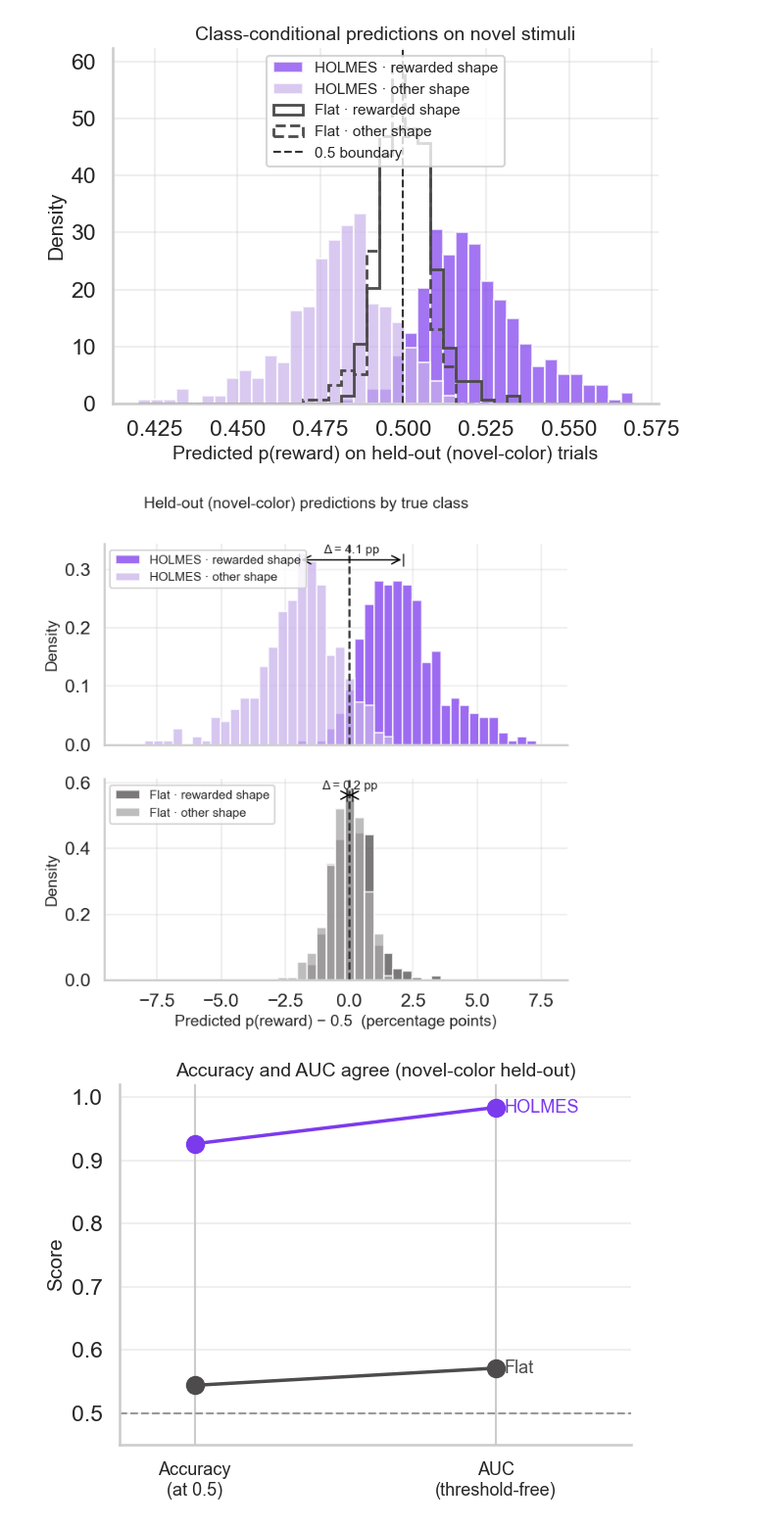
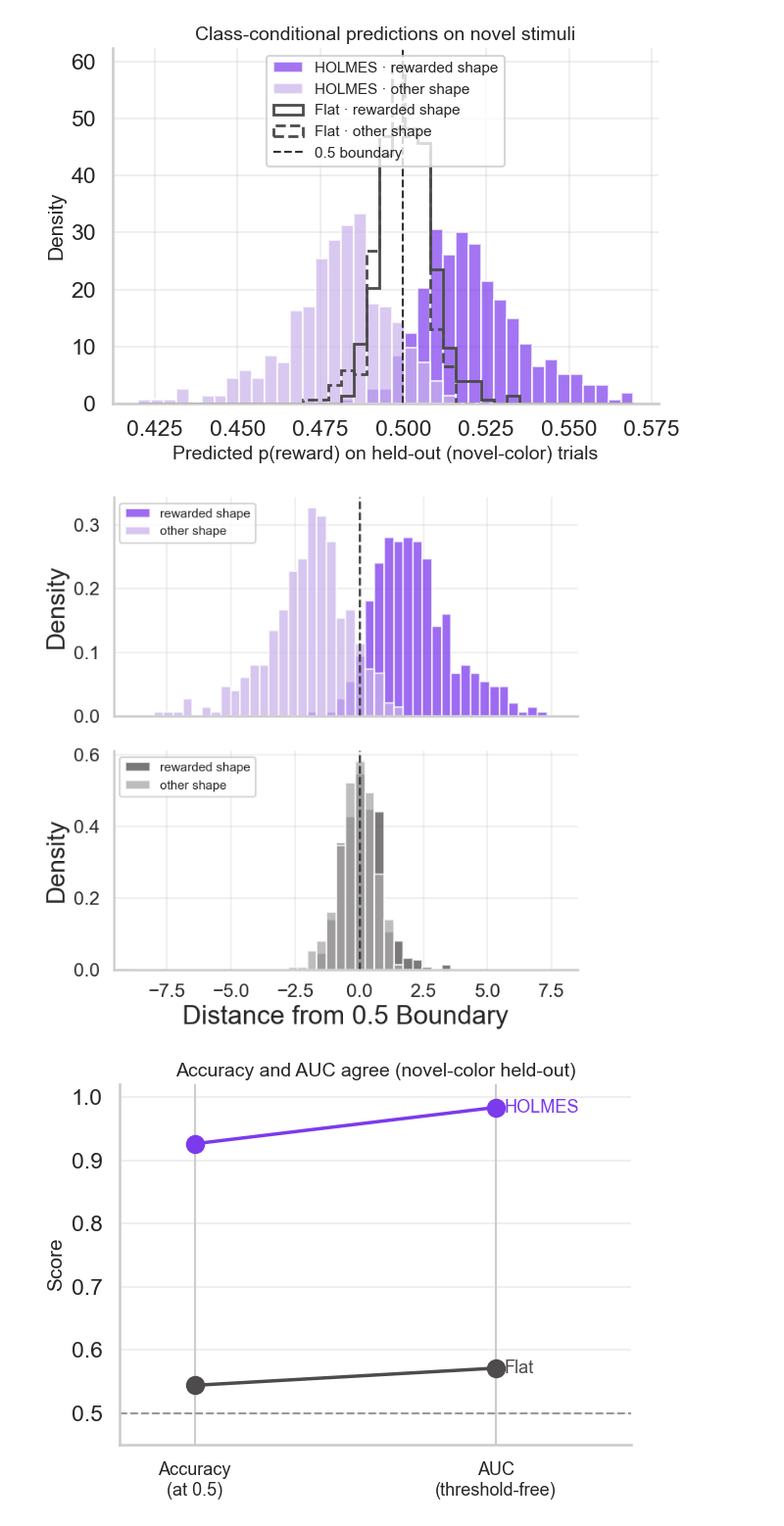
Before and after one commit to Iigaya-Lab/HOLMES-2026, a Jupyter notebook: holmes_fig4_corrected (1).ipynb, the cells around one changed output. Shown at 98% size. Drawn from its saved outputs; the diff is of its cells as text; code cells hidden in the pictures.

```diff
--- a/holmes_fig4_corrected (1).ipynb
+++ b/holmes_fig4_corrected (1).ipynb
@@ -646,48 +646,47 @@ def plot_dist_centered(separate_panels=True):
     h['is_rew'] = (h['shape'] == h['rewarded_shape']).astype(int)
     for c in ['flat_prob', 'hier_prob']:
         h[c + '_pp'] = (h[c] - 0.5) * 100          # percentage points from 0.5
 
     lo = min(h['flat_prob_pp'].min(), h['hier_prob_pp'].min())
     hi = max(h['flat_prob_pp'].max(), h['hier_prob_pp'].max())
     pad = 0.05 * (hi - lo)
     bins = np.linspace(lo - pad, hi + pad, 45)
 
     if separate_panels:
         fig, axes = plt.subplots(2, 1, figsize=(7, 7), sharex=True)
         specs = [(axes[0], 'hier_prob_pp', 'HOLMES', COLOR_HIER, COLOR_HIER_LT),
                  (axes[1], 'flat_prob_pp', 'Flat',   COLOR_FLAT, COLOR_FLAT_LT)]
     else:
         fig, ax = plt.subplots(figsize=(7.5, 5))
         specs = [(ax, 'hier_prob_pp', 'HOLMES', COLOR_HIER, COLOR_HIER_LT)]
 
     for ax, col, name, c_rew, c_oth in specs:
         ax.hist(h.loc[h.is_rew == 1, col], bins=bins, density=True, alpha=0.75,
-                color=c_rew, label=f'{name} · rewarded shape')
+                color=c_rew, label=f'rewarded shape')
         ax.hist(h.loc[h.is_rew == 0, col], bins=bins, density=True, alpha=0.75,
-                color=c_oth, label=f'{name} · other shape')
+                color=c_oth, label=f'other shape')
         ax.axvline(0, color='#333', ls='--', lw=1.8)
-        # annotate the class means so the separation is quantified on the plot
-        m1 = h.loc[h.is_rew == 1, col].mean(); m0 = h.loc[h.is_rew == 0, col].mean()
-        ax.plot([m0, m1], [ax.get_ylim()[1]*0.92]*2, 'k|', ms=12)
-        ax.annotate('', xy=(m1, ax.get_ylim()[1]*0.92), xytext=(m0, ax.get_ylim()[1]*0.92),
-                    arrowprops=dict(arrowstyle='<->', color='k', lw=1.2))
-        ax.text((m0+m1)/2, ax.get_ylim()[1]*0.95, f'Δ = {m1-m0:.1f} pp',
-                ha='center', fontsize=11)
-        ax.set_ylabel('Density', fontsize=14)
+        # # annotate the class means so the separation is quantified on the plot
+        # m1 = h.loc[h.is_rew == 1, col].mean(); m0 = h.loc[h.is_rew == 0, col].mean()
+        # ax.plot([m0, m1], [ax.get_ylim()[1]*0.92]*2, 'k|', ms=12)
+        # ax.annotate('', xy=(m1, ax.get_ylim()[1]*0.92), xytext=(m0, ax.get_ylim()[1]*0.92),
+        #             arrowprops=dict(arrowstyle='<->', color='k', lw=1.2))
+        # ax.text((m0+m1)/2, ax.get_ylim()[1]*0.95, f'Δ = {m1-m0:.1f} pp',
+        #         ha='center', fontsize=11)
+        ax.set_ylabel('Density', fontsize=22)
         ax.legend(fontsize=11, loc='upper left')
         ax.spines[['top', 'right']].set_visible(False); ax.grid(alpha=0.3)
 
     (axes[-1] if separate_panels else ax).set_xlabel(
-        'Predicted p(reward) − 0.5  (percentage points)', fontsize=14)
-    fig.suptitle('Held-out (novel-color) predictions by true class', fontsize=14)
+        'Distance from 0.5 Boundary', fontsize = 23)#'Predicted p(reward) − 0.5  (percentage points)', fontsize=23)
+    #fig.suptitle('Held-out (novel-color) predictions by true class', fontsize=14)
     fig.tight_layout()
-    fig.savefig('plots/fig4_distributions_centered.png', dpi=200, bbox_inches='tight')
-    fig.savefig('plots/fig4_distributions_centered.pdf', bbox_inches='tight')
+
     plt.show()
 
 plot_dist_centered(separate_panels=True)
 # %% [output]
-[figure, old version]
+[figure, new version]
 # %%
 # ---------------------------------------------------------------------
 # PLOT 5 — compact effect-size summary (alternative to two bars).
```
Also changed, not shown: parts of 1 cell of this notebook, 4 other files.
